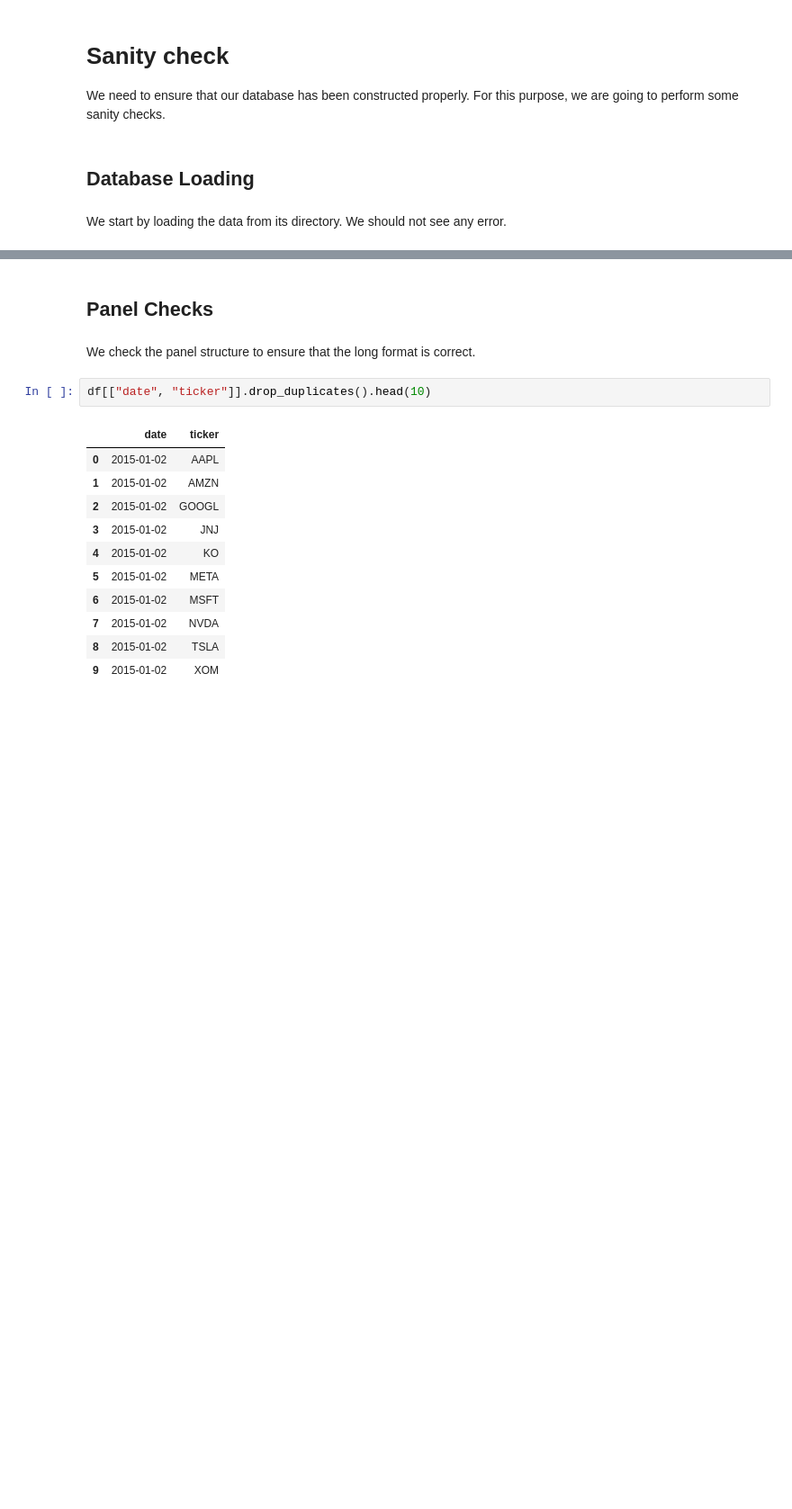
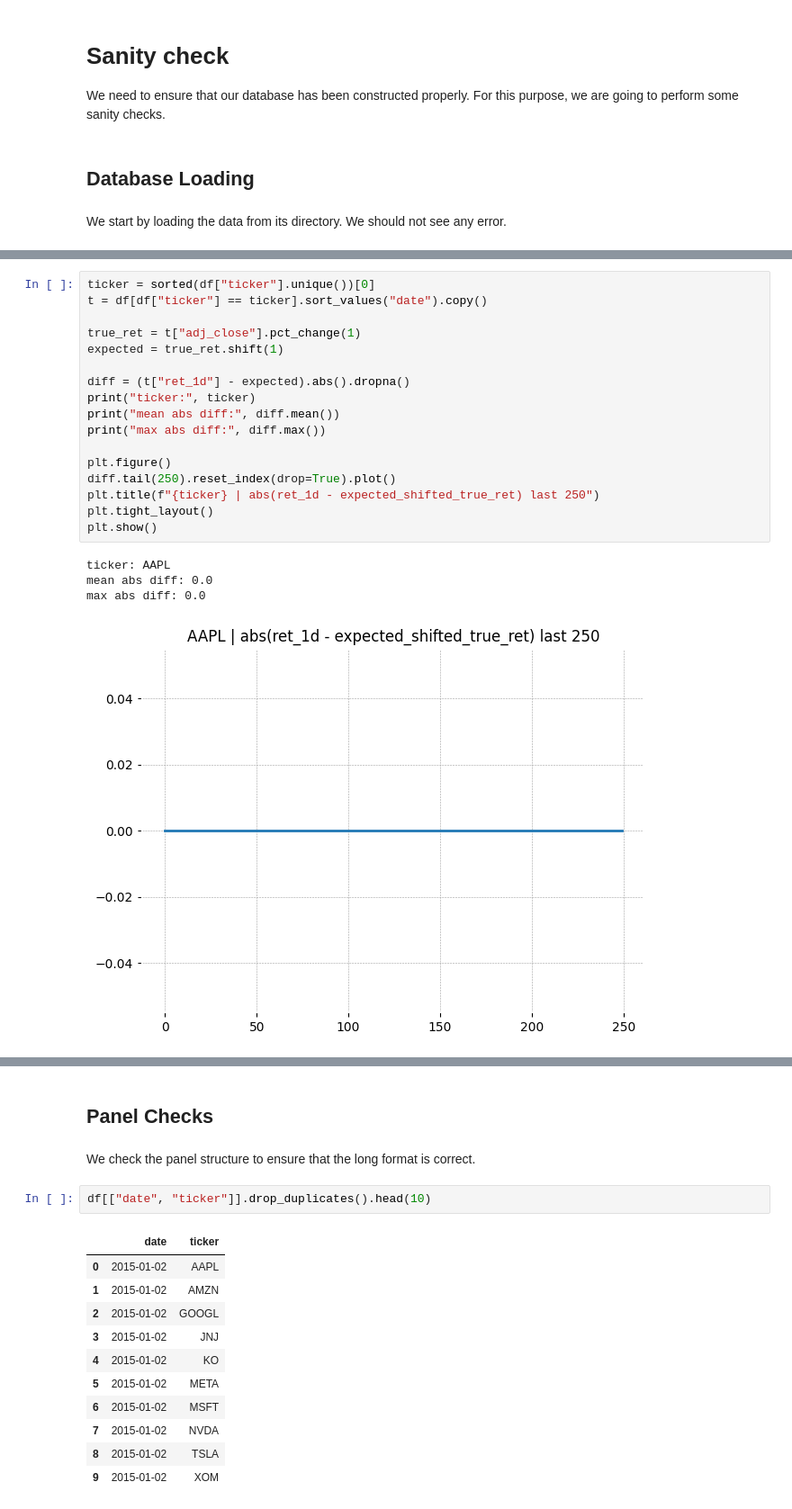
Before and after one commit to IgorDragone/hybrid-stock-prediction-thesis, a Jupyter notebook: notebooks/01_sanity_check.ipynb, the cells around one changed output, grey strips where cells are left out. Shown at 90% size. Cells and saved outputs as stored; diff of their text form; blank space fills up the shorter version.

```diff
--- a/notebooks/01_sanity_check.ipynb
+++ b/notebooks/01_sanity_check.ipynb
@@ -50,0 +181,22 @@ Here we can observe that some columns such as `net_margin` or `operation_margin`
+# %%
+ticker = sorted(df["ticker"].unique())[0]
+t = df[df["ticker"] == ticker].sort_values("date").copy()
+
+true_ret = t["adj_close"].pct_change(1)
+expected = true_ret.shift(1)
+
+diff = (t["ret_1d"] - expected).abs().dropna()
+print("ticker:", ticker)
+print("mean abs diff:", diff.mean())
+print("max abs diff:", diff.max())
+
+plt.figure()
+diff.tail(250).reset_index(drop=True).plot()
+plt.title(f"{ticker} | abs(ret_1d - expected_shifted_true_ret) last 250")
+plt.tight_layout()
+plt.show()
+# %% [output]
+ticker: AAPL
+mean abs diff: 0.0
+max abs diff: 0.0
+[figure, added]
```
Also changed, not shown: parts of 29 cells of this notebook.
